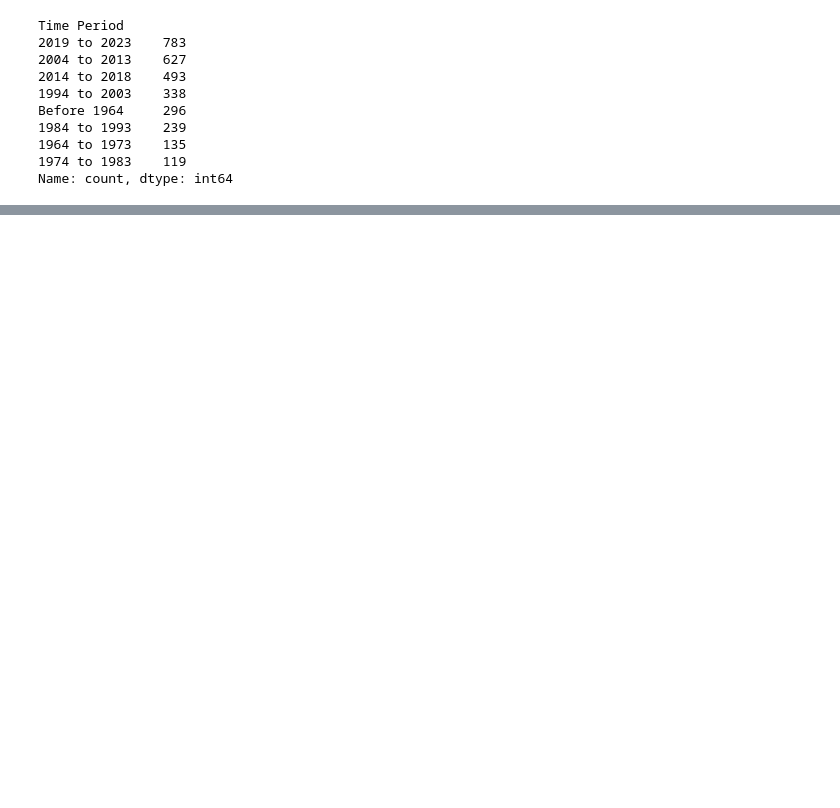
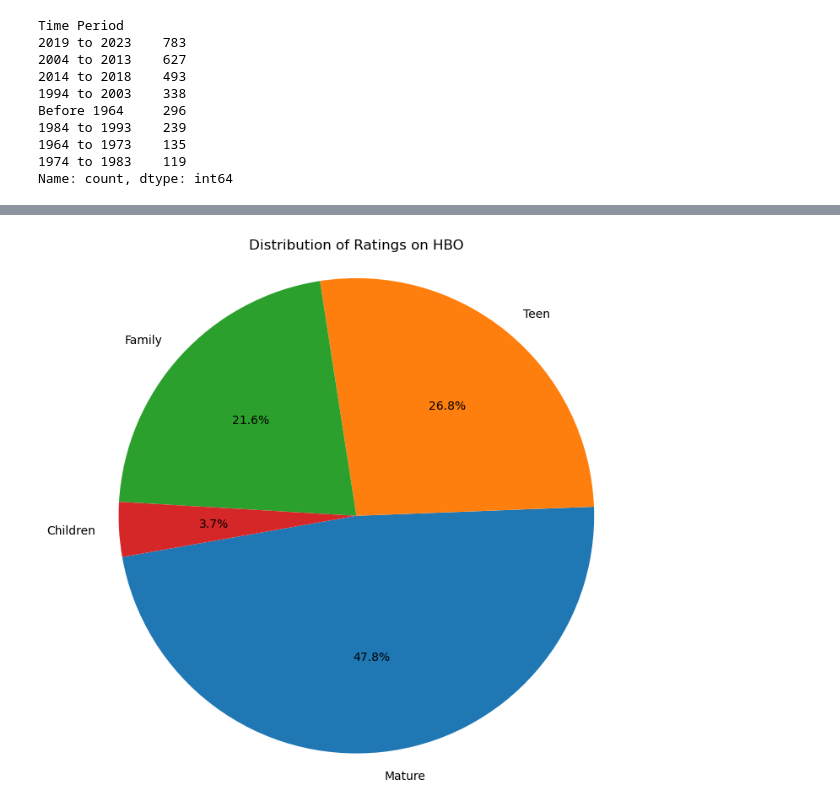
Before and after one commit to daggonit/Platform_Proj, a Jupyter notebook: Platform Project.ipynb, the cells around one changed output, grey strips where cells are left out. Drawn from its saved outputs; the diff is of its cells as text; code cells hidden in the pictures; blank space fills up the shorter version.

```diff
--- a/Platform Project.ipynb
+++ b/Platform Project.ipynb
@@ -372,0 +470,5 @@ Name: count, dtype: int64
+# %%
+#HBO platform (shows and movies)
+hbo_data_df['Grouped Rating'] = hbo_data_df['Rating'].map(rating_mapping)
+grouped_hbo_rating_counts = hbo_data_df['Grouped Rating'].value_counts()
+grouped_hbo_rating_counts
@@ -372,0 +524,18 @@ Name: count, dtype: int64
+# %%
+#total titles/ratings pie chart for hbo and save .png
+
+plt.figure(figsize=(8, 8))
+plt.pie(grouped_hbo_rating_counts, labels=grouped_hbo_rating_counts.index, autopct='%1.1f%%', startangle=190)
+
+plt.title('Distribution of Ratings on HBO')
+
+#ensures that pie is drawn as a circle
+plt.axis('equal')
+
+#save to output files
+hbo_rating_path = "output_files/rating/HBO/"
+plt.savefig(hbo_rating_path + "hbo_rating_titles.png")
+
+plt.show()
+# %% [output]
+[figure, added]
```
Also changed, not shown: parts of 11 cells of this notebook, 11 other files.
